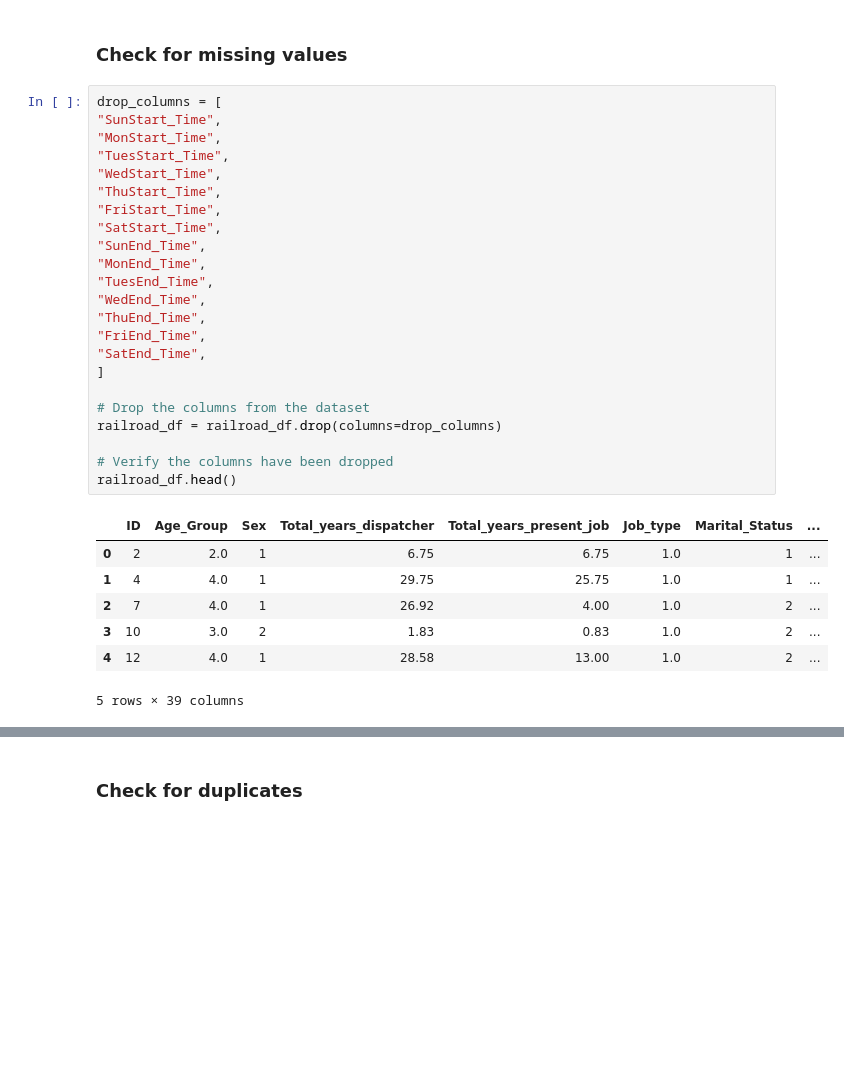
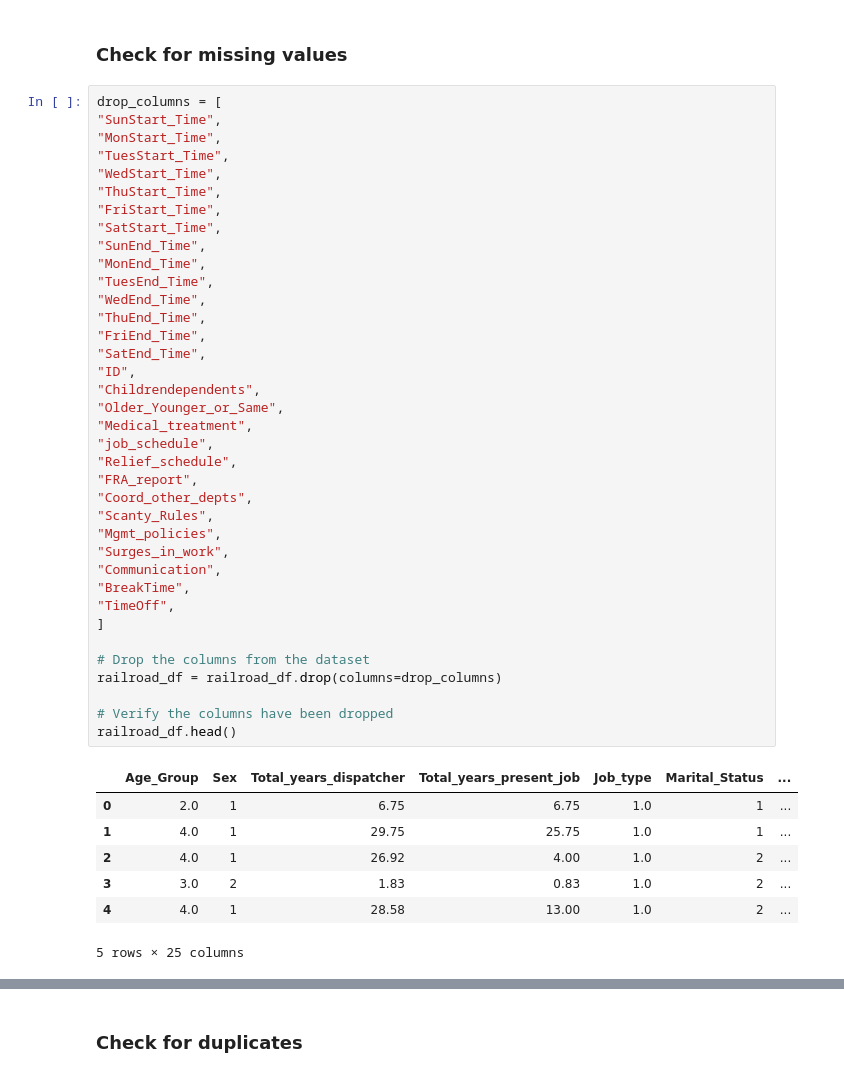
Before and after one commit to Nippe92/datareduction-task, a Jupyter notebook: railroad.ipynb, the cells around one changed output, grey strips where cells are left out. Saved outputs shown, nothing was run; the diff lists cells and outputs as text; blank space fills up the shorter version.

```diff
--- a/railroad.ipynb
+++ b/railroad.ipynb
@@ -229,34 +229,48 @@ on sleep patterns, hence the start times of the day will be excluded.
 # %%
 drop_columns = [
 "SunStart_Time",
 "MonStart_Time",
 "TuesStart_Time",
 "WedStart_Time",
 "ThuStart_Time",
 "FriStart_Time",
 "SatStart_Time",
 "SunEnd_Time",
 "MonEnd_Time",
 "TuesEnd_Time",
 "WedEnd_Time",
 "ThuEnd_Time",
 "FriEnd_Time",
 "SatEnd_Time",
+"ID",
+"Childrendependents",
+"Older_Younger_or_Same",
+"Medical_treatment",
+"job_schedule",
+"Relief_schedule",
+"FRA_report",
+"Coord_other_depts",
+"Scanty_Rules",
+"Mgmt_policies",
+"Surges_in_work",
+"Communication",
+"BreakTime",
+"TimeOff",
 ]
 
 # Drop the columns from the dataset
 railroad_df = railroad_df.drop(columns=drop_columns)
 
 # Verify the columns have been dropped
 railroad_df.head()
 # %% [output]
-|  | ID | Age_Group | Sex | Total_years_dispatcher | Total_years_present_job | Job_type | Marital_Status | ... |
-| 0 | 2 | 2.0 | 1 | 6.75 | 6.75 | 1.0 | 1 | ... |
-| 1 | 4 | 4.0 | 1 | 29.75 | 25.75 | 1.0 | 1 | ... |
-| 2 | 7 | 4.0 | 1 | 26.92 | 4.00 | 1.0 | 2 | ... |
-| 3 | 10 | 3.0 | 2 | 1.83 | 0.83 | 1.0 | 2 | ... |
-| 4 | 12 | 4.0 | 1 | 28.58 | 13.00 | 1.0 | 2 | ... |
+|  | Age_Group | Sex | Total_years_dispatcher | Total_years_present_job | Job_type | Marital_Status | ... |
+| 0 | 2.0 | 1 | 6.75 | 6.75 | 1.0 | 1 | ... |
+| 1 | 4.0 | 1 | 29.75 | 25.75 | 1.0 | 1 | ... |
+| 2 | 4.0 | 1 | 26.92 | 4.00 | 1.0 | 2 | ... |
+| 3 | 3.0 | 2 | 1.83 | 0.83 | 1.0 | 2 | ... |
+| 4 | 4.0 | 1 | 28.58 | 13.00 | 1.0 | 2 | ... |
-5 rows × 39 columns
+5 rows × 25 columns
 # %%
 missing_percentage = (railroad_df.isnull().sum() / len(railroad_df)) * 100
 
```
Also changed, not shown: parts of 9 cells of this notebook.
